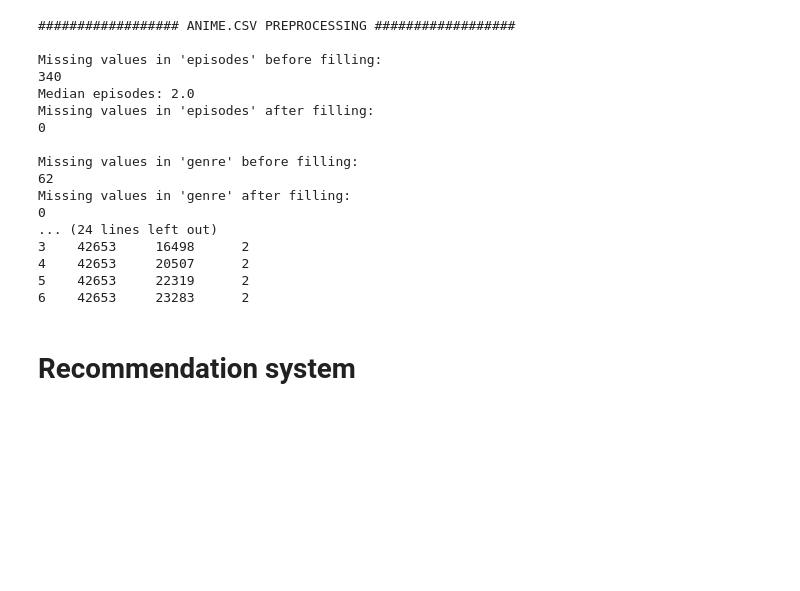
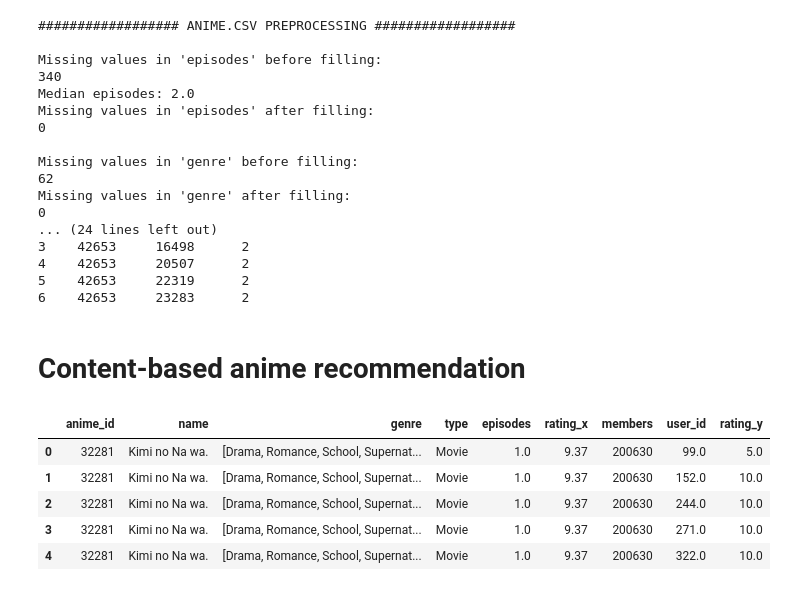
Before and after one commit to PerriRaffaele/anime_rec_systems, a Jupyter notebook: main.ipynb, the cells around one changed output. Drawn from its saved outputs; the diff is of its cells as text; code cells hidden in the pictures; blank space fills up the shorter version.

Commit message:
Content Based

```diff
--- a/main.ipynb
+++ b/main.ipynb
@@ -364,4 +364,14 @@ Missing values in 'genre' after filling:
 5    42653     22319      2
 6    42653     23283      2
 # %% [markdown]
-# Recommendation system
+# Content-based anime recommendation
+# %%
+df = anime_df.merge(rating_df, how = "left", on = ["anime_id"])
+df.head()
+# %% [output]
+|  | anime_id | name | genre | type | episodes | rating_x | members | user_id | rating_y |
+| 0 | 32281 | Kimi no Na wa. | [Drama, Romance, School, Supernat... | Movie | 1.0 | 9.37 | 200630 | 99.0 | 5.0 |
+| 1 | 32281 | Kimi no Na wa. | [Drama, Romance, School, Supernat... | Movie | 1.0 | 9.37 | 200630 | 152.0 | 10.0 |
+| 2 | 32281 | Kimi no Na wa. | [Drama, Romance, School, Supernat... | Movie | 1.0 | 9.37 | 200630 | 244.0 | 10.0 |
+| 3 | 32281 | Kimi no Na wa. | [Drama, Romance, School, Supernat... | Movie | 1.0 | 9.37 | 200630 | 271.0 | 10.0 |
+| 4 | 32281 | Kimi no Na wa. | [Drama, Romance, School, Supernat... | Movie | 1.0 | 9.37 | 200630 | 322.0 | 10.0 |
```
Also changed, not shown: parts of 7 cells of this notebook.
